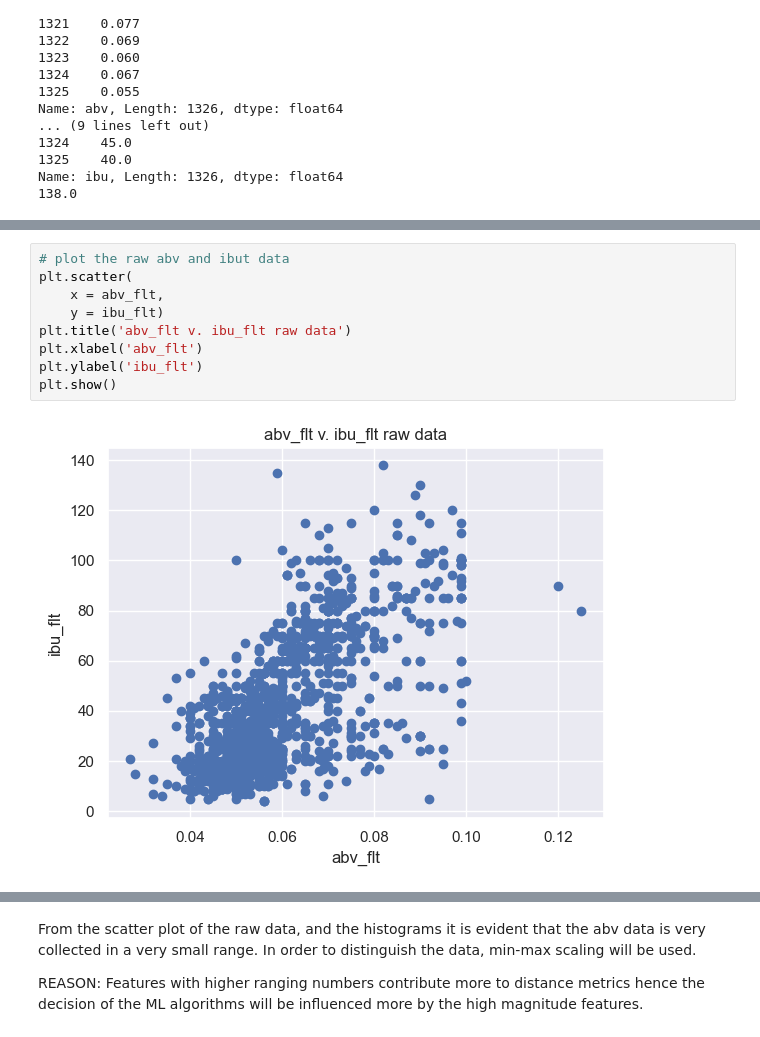
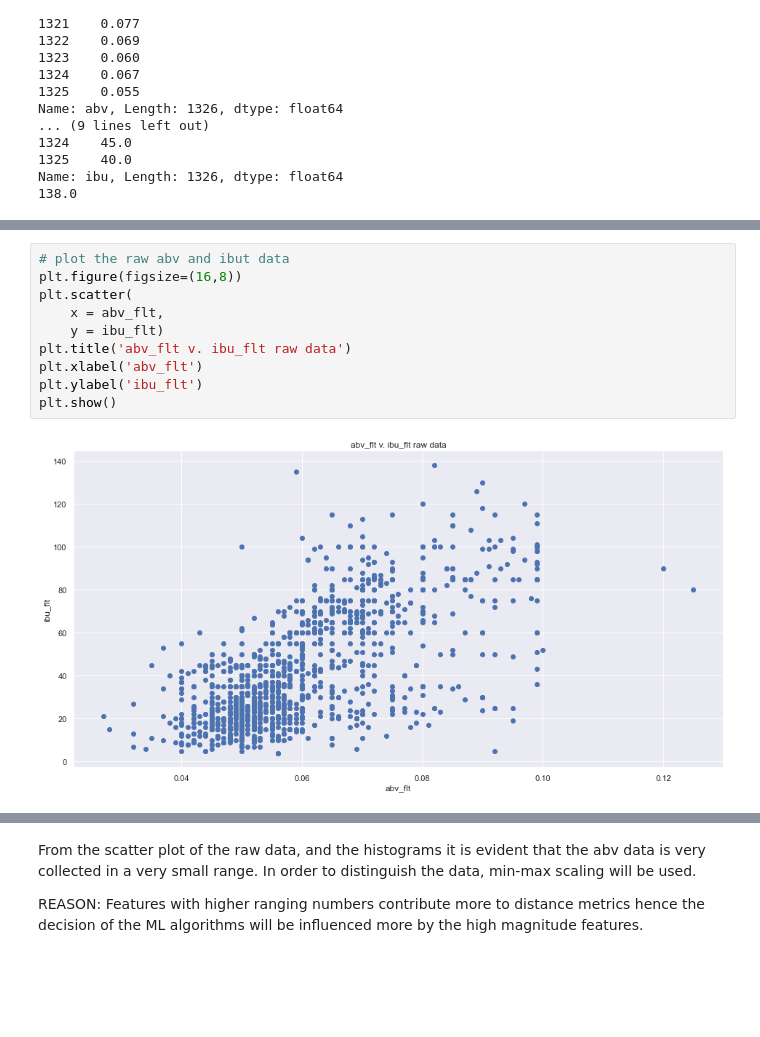
Before and after one commit to aureliusbd/tinybEEr, a Jupyter notebook: BeerModel.ipynb, the cells around one changed output, grey strips where cells are left out. Saved outputs shown, nothing was run; the diff lists cells and outputs as text; blank space fills up the shorter version.

```diff
--- a/BeerModel.ipynb
+++ b/BeerModel.ipynb
@@ -128,14 +158,15 @@ train_test_split   function     <function train_test_split at 0x...>
 # %%
 # plot the raw abv and ibut data
+plt.figure(figsize=(16,8))
 plt.scatter(
     x = abv_flt,
     y = ibu_flt)
 plt.title('abv_flt v. ibu_flt raw data')
 plt.xlabel('abv_flt')
 plt.ylabel('ibu_flt')
 plt.show()
 # %% [output]
-[figure, old version]
+[figure, new version]
 # %%
 # look at the histogram of the abv_flt and ibu_flt data
 abv_flt.hist()
```
Also changed, not shown: parts of 15 cells of this notebook.
